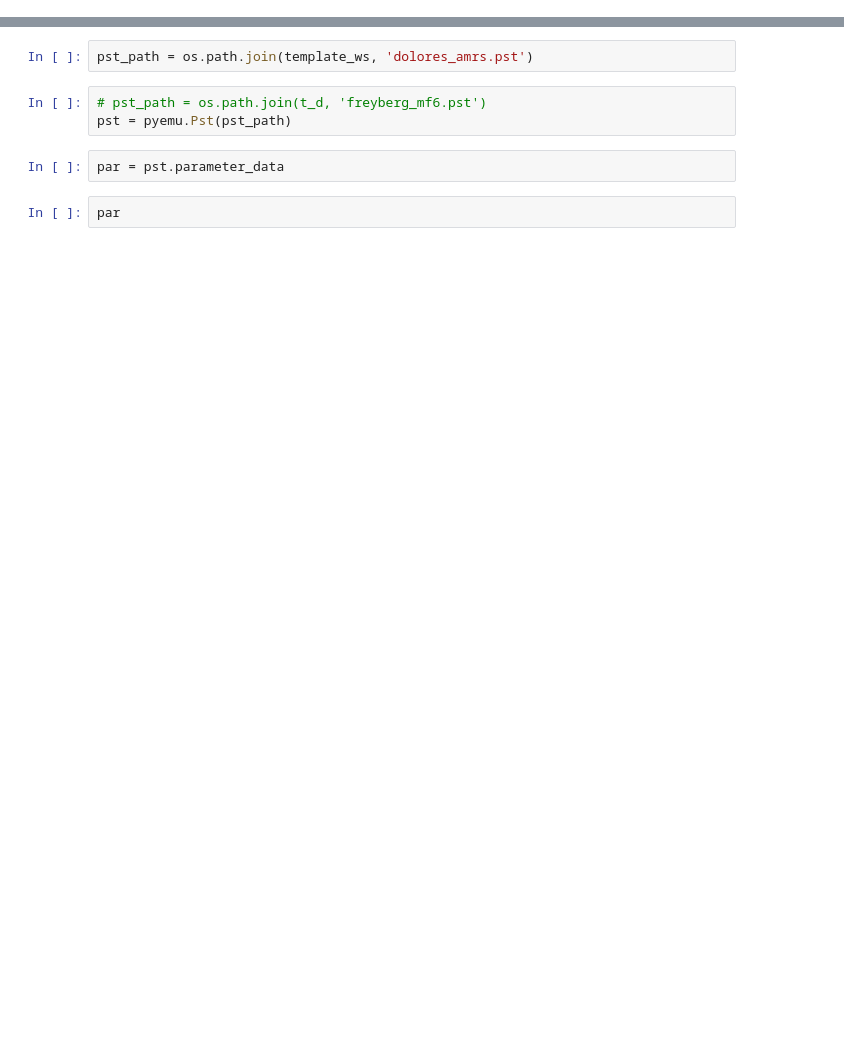
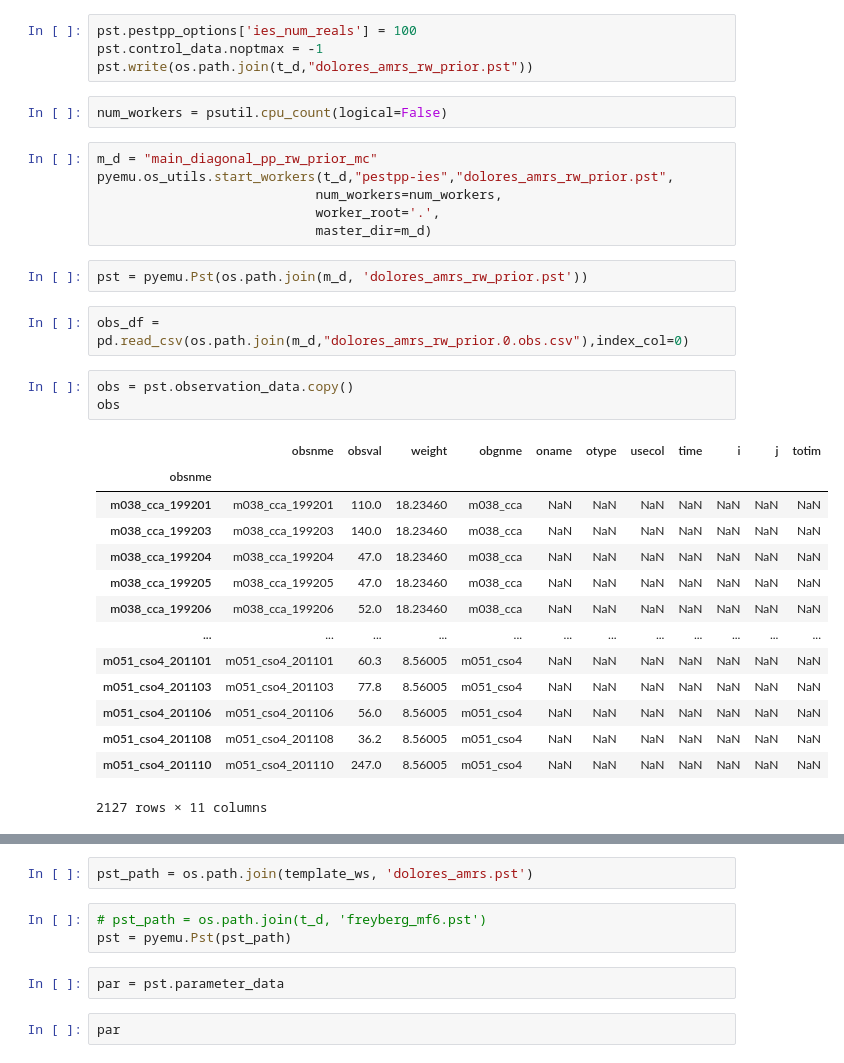
Before and after one commit to spark-brc/apexmf, a Jupyter notebook: notebooks/dolores/dolores_prior_monte_carlo.ipynb, the cells around one changed output, grey strips where cells are left out. Saved outputs shown, nothing was run; the diff lists cells and outputs as text; blank space fills up the shorter version.

```diff
--- a/notebooks/dolores/dolores_prior_monte_carlo.ipynb
+++ b/notebooks/dolores/dolores_prior_monte_carlo.ipynb
@@ -16,0 +28,34 @@ start_datetime="1-1-1987"
+# %%
+pst.pestpp_options['ies_num_reals'] = 100
+pst.control_data.noptmax = -1
+pst.write(os.path.join(t_d,"dolores_amrs_rw_prior.pst"))
+# %%
+num_workers = psutil.cpu_count(logical=False)
+# %%
+m_d = "main_diagonal_pp_rw_prior_mc"
+pyemu.os_utils.start_workers(t_d,"pestpp-ies","dolores_amrs_rw_prior.pst",
+                            num_workers=num_workers,
+                            worker_root='.',
+                            master_dir=m_d)
+# %%
+pst = pyemu.Pst(os.path.join(m_d, 'dolores_amrs_rw_prior.pst'))
+# %%
+obs_df = pd.read_csv(os.path.join(m_d,"dolores_amrs_rw_prior.0.obs.csv"),index_col=0)
+# %%
+obs = pst.observation_data.copy()
+obs
+# %% [output]
+|  | obsnme | obsval | weight | obgnme | oname | otype | usecol | time | i | j | totim |
+| obsnme |  |  |  |  |  |  |  |  |  |  |  |
+| m038_cca_199201 | m038_cca_199201 | 110.0 | 18.23460 | m038_cca | NaN | NaN | NaN | NaN | NaN | NaN | NaN |
+| m038_cca_199203 | m038_cca_199203 | 140.0 | 18.23460 | m038_cca | NaN | NaN | NaN | NaN | NaN | NaN | NaN |
+| m038_cca_199204 | m038_cca_199204 | 47.0 | 18.23460 | m038_cca | NaN | NaN | NaN | NaN | NaN | NaN | NaN |
+| m038_cca_199205 | m038_cca_199205 | 47.0 | 18.23460 | m038_cca | NaN | NaN | NaN | NaN | NaN | NaN | NaN |
+| m038_cca_199206 | m038_cca_199206 | 52.0 | 18.23460 | m038_cca | NaN | NaN | NaN | NaN | NaN | NaN | NaN |
+| ... | ... | ... | ... | ... | ... | ... | ... | ... | ... | ... | ... |
+| m051_cso4_201101 | m051_cso4_201101 | 60.3 | 8.56005 | m051_cso4 | NaN | NaN | NaN | NaN | NaN | NaN | NaN |
+| m051_cso4_201103 | m051_cso4_201103 | 77.8 | 8.56005 | m051_cso4 | NaN | NaN | NaN | NaN | NaN | NaN | NaN |
+| m051_cso4_201106 | m051_cso4_201106 | 56.0 | 8.56005 | m051_cso4 | NaN | NaN | NaN | NaN | NaN | NaN | NaN |
+| m051_cso4_201108 | m051_cso4_201108 | 36.2 | 8.56005 | m051_cso4 | NaN | NaN | NaN | NaN | NaN | NaN | NaN |
+| m051_cso4_201110 | m051_cso4_201110 | 247.0 | 8.56005 | m051_cso4 | NaN | NaN | NaN | NaN | NaN | NaN | NaN |
+2127 rows × 11 columns
```
Also changed, not shown: parts of 11 cells of this notebook, 1 other file.
